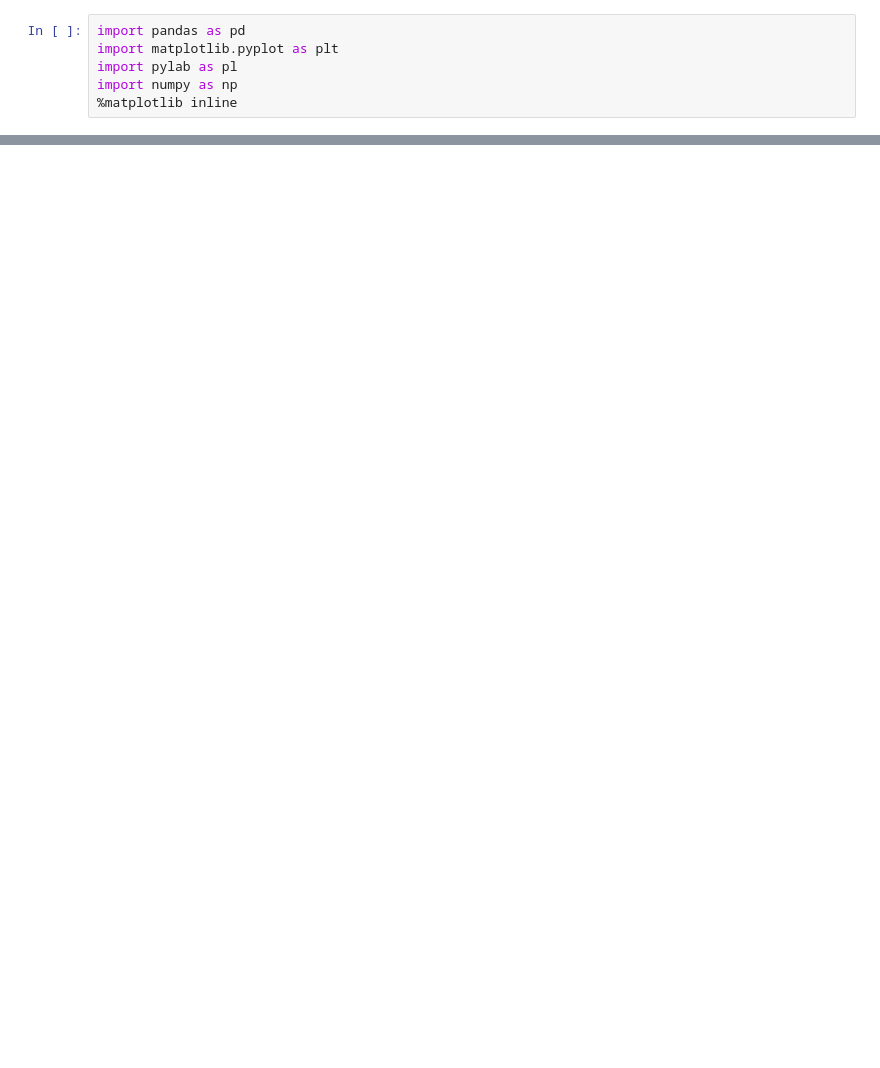
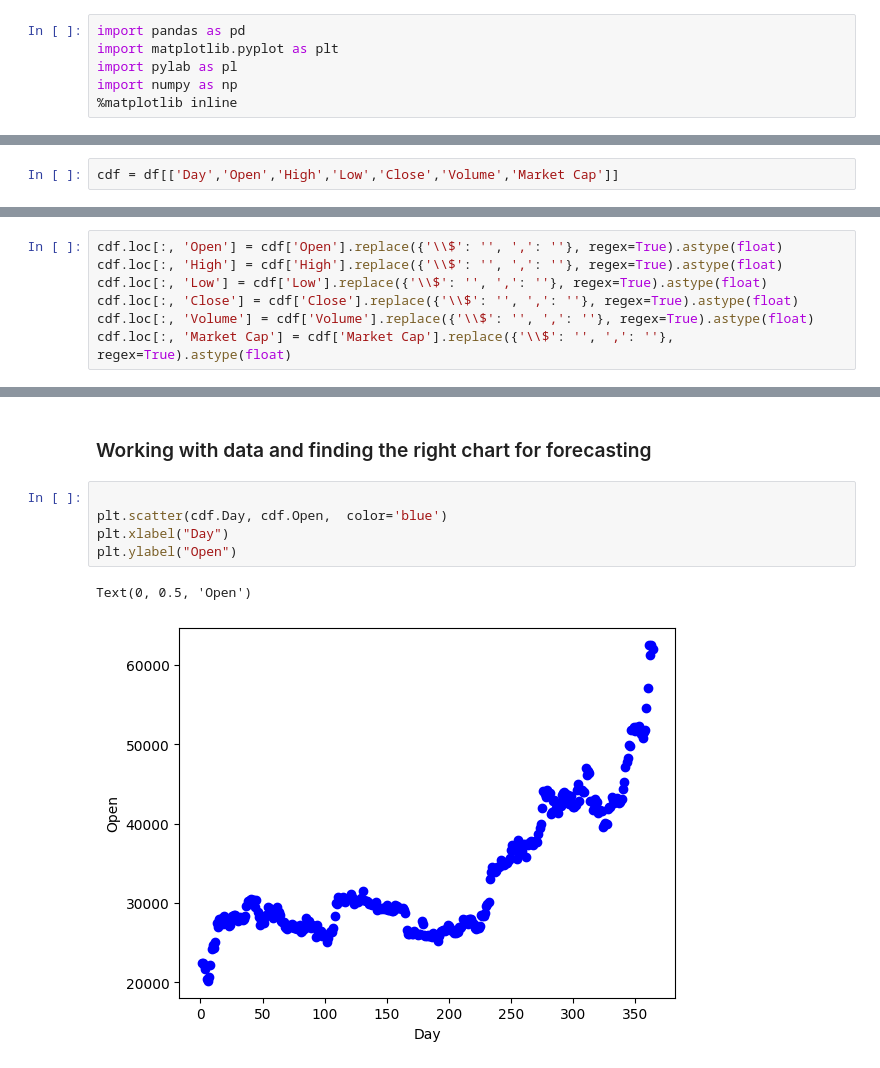
Before and after one commit to He5am/Bitcoin-prediction-with-linear-regression, a Jupyter notebook: bitcoin-project-with-linear-regression.ipynb, the cells around one changed output, grey strips where cells are left out. Saved outputs shown, nothing was run; the diff lists cells and outputs as text; blank space fills up the shorter version.

```diff
--- a/bitcoin-project-with-linear-regression.ipynb
+++ b/bitcoin-project-with-linear-regression.ipynb
@@ -207,0 +26,2 @@ plt.show()
+# %%
+cdf = df[['Day','Open','High','Low','Close','Volume','Market Cap']]
@@ -207,0 +37,7 @@ plt.show()
+# %%
+cdf.loc[:, 'Open'] = cdf['Open'].replace({'\\$': '', ',': ''}, regex=True).astype(float)
+cdf.loc[:, 'High'] = cdf['High'].replace({'\\$': '', ',': ''}, regex=True).astype(float)
+cdf.loc[:, 'Low'] = cdf['Low'].replace({'\\$': '', ',': ''}, regex=True).astype(float)
+cdf.loc[:, 'Close'] = cdf['Close'].replace({'\\$': '', ',': ''}, regex=True).astype(float)
+cdf.loc[:, 'Volume'] = cdf['Volume'].replace({'\\$': '', ',': ''}, regex=True).astype(float)
+cdf.loc[:, 'Market Cap'] = cdf['Market Cap'].replace({'\\$': '', ',': ''}, regex=True).astype(float)
@@ -207,0 +60,10 @@ plt.show()
+# %% [markdown]
+### Working with data and finding the right chart for forecasting
+# %%
+
+plt.scatter(cdf.Day, cdf.Open,  color='blue')
+plt.xlabel("Day")
+plt.ylabel("Open")
+# %% [output]
+Text(0, 0.5, 'Open')
+[figure, added]
```
Also changed, not shown: parts of 68 cells of this notebook.
